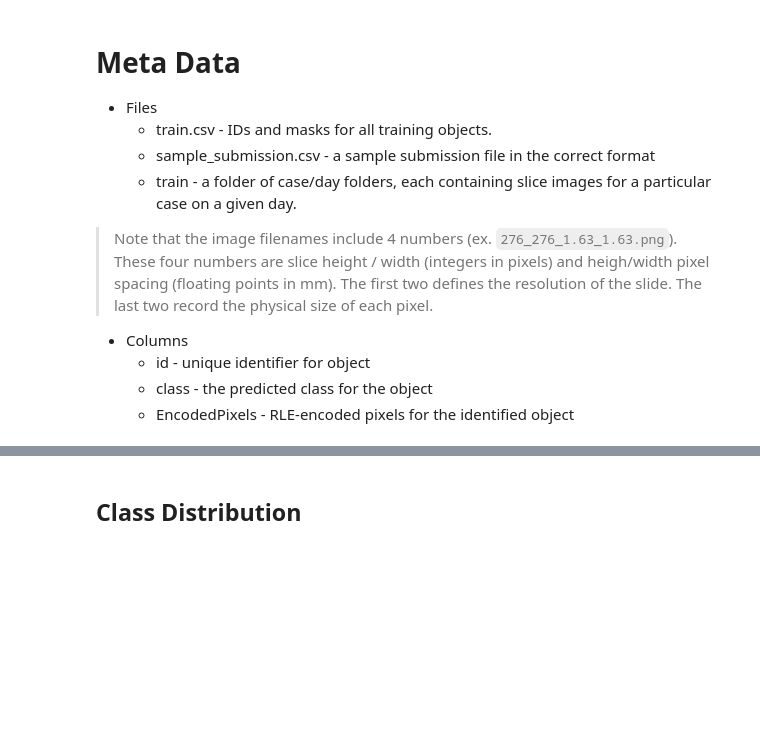
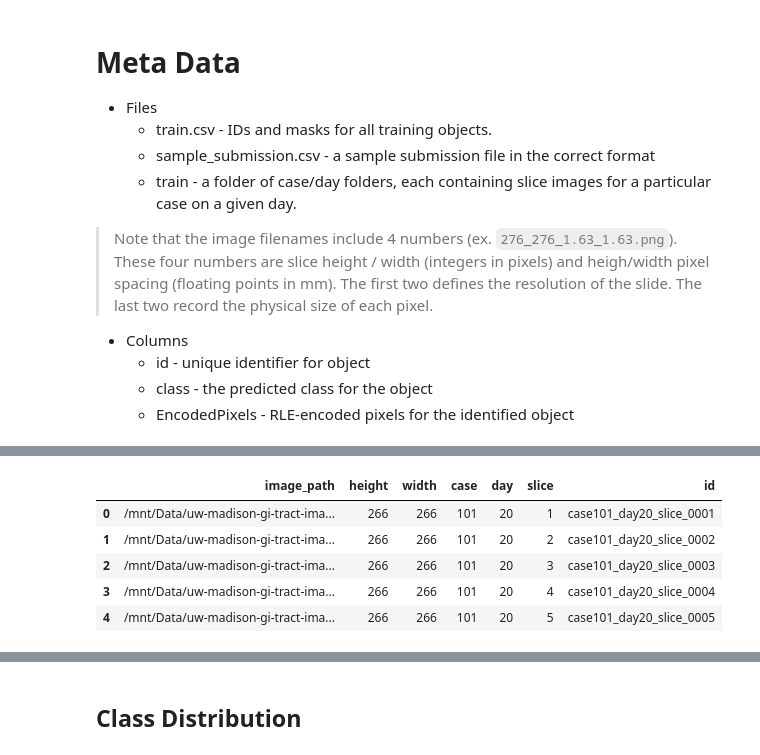
Before and after one commit to asebaq/uwmgi_comp, a Jupyter notebook: uwmgi-unet-train-pytorch-ours.ipynb, the cells around one changed output, grey strips where cells are left out. Drawn from its saved outputs; the diff is of its cells as text; code cells hidden in the pictures; blank space fills up the shorter version.

```diff
--- a/uwmgi-unet-train-pytorch-ours.ipynb
+++ b/uwmgi-unet-train-pytorch-ours.ipynb
@@ -180,0 +286,9 @@ df['mask_path'] = df['mask_path'].apply(fix_mask_path)
+# %%
+path_df.head()
+# %% [output]
+|  | image_path | height | width | case | day | slice | id |
+| 0 | /mnt/Data/uw-madison-gi-tract-ima... | 266 | 266 | 101 | 20 | 1 | case101_day20_slice_0001 |
+| 1 | /mnt/Data/uw-madison-gi-tract-ima... | 266 | 266 | 101 | 20 | 2 | case101_day20_slice_0002 |
+| 2 | /mnt/Data/uw-madison-gi-tract-ima... | 266 | 266 | 101 | 20 | 3 | case101_day20_slice_0003 |
+| 3 | /mnt/Data/uw-madison-gi-tract-ima... | 266 | 266 | 101 | 20 | 4 | case101_day20_slice_0004 |
+| 4 | /mnt/Data/uw-madison-gi-tract-ima... | 266 | 266 | 101 | 20 | 5 | case101_day20_slice_0005 |
```
Also changed, not shown: parts of 24 cells of this notebook.
